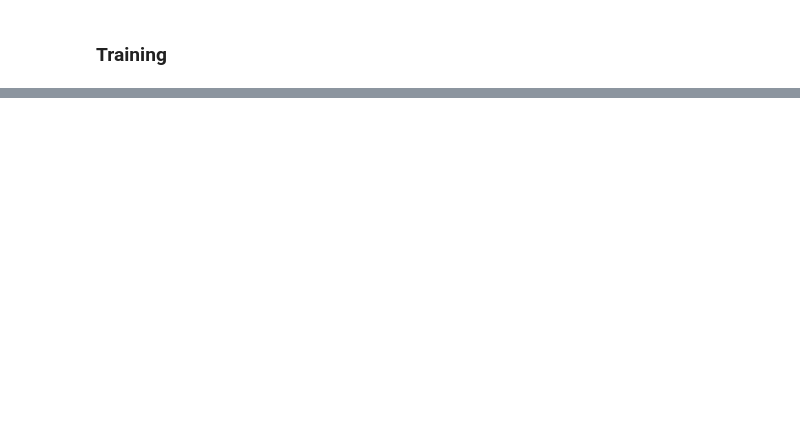
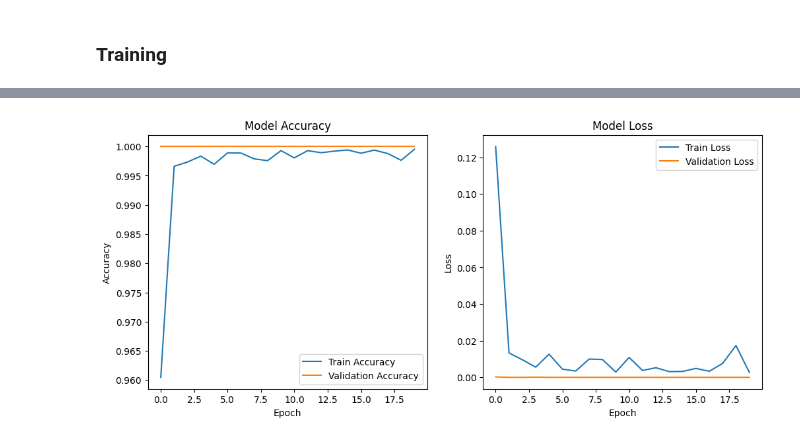
Before and after one commit to TahaAmz/IKIUSelfDrivingCar, a Jupyter notebook: SignClassificationV03.ipynb, the cells around one changed output, grey strips where cells are left out. Saved outputs shown, nothing was run; the diff lists cells and outputs as text; code cells hidden in the pictures; blank space fills up the shorter version.

```diff
--- a/SignClassificationV03.ipynb
+++ b/SignClassificationV03.ipynb
@@ -1003,0 +1096,82 @@ torch.save(model.state_dict(), "traffic_sign_cnn_V02_F.pth")
+# %%
+def evaluate_model(model, test_loader, criterion, device):
+    model.eval()
+    running_loss = 0.0
+    correct = 0
+    total = 0
+    with torch.no_grad():
+        for images, labels in test_loader:
+            images = images.to(device)
+            labels = labels.to(device)
+            outputs = model(images)
+            loss = criterion(outputs, labels)
+            running_loss += loss.item() * images.size(0)
+            _, preds = torch.max(outputs, 1)
+            correct += (preds == labels).sum().item()
+            total += labels.size(0)
+    avg_loss = running_loss / total
+    accuracy = correct / total
+    return avg_loss, accuracy
+# %%
+root_dir = r'Dataset'
+root_dir_model = r'TrainedModels'
+batch_size = 64
+
+print("----------- Starting Model Evaluation -----------")
+print("Loading preprocessed test data...")
+
+# Load preprocessed test data (assumed to be saved as NPY files)
+X_test = np.load(os.path.join(root_dir, 'X_test_data.npy'))
+y_test = np.load(os.path.join(root_dir, 'y_test_labels.npy'))
+# Convert one-hot labels to integer labels
+y_test = np.argmax(y_test, axis=1)
+
+# Convert to torch tensors (expected shape: (N, C, H, W))
+X_test = torch.tensor(X_test, dtype=torch.float32)
+y_test = torch.tensor(y_test, dtype=torch.long)
+
+test_dataset = TensorDataset(X_test, y_test)
+test_loader = DataLoader(test_dataset, batch_size=batch_size, shuffle=False)
+
+print("Loading model...")
+device = torch.device("cuda" if torch.cuda.is_available() else "cpu")
+model = TrafficSignCNN(num_classes=12).to(device)
+model_path = os.path.join(root_dir_model, 'traffic_sign_cnn_V03.pth')
+model.load_state_dict(torch.load(model_path, map_location=device))
+
+criterion = nn.CrossEntropyLoss()
+
+print("Evaluating model on test data...")
+test_loss, test_acc = evaluate_model(model, test_loader, criterion, device)
+print(f"Test Loss: {test_loss:.4f}, Test Accuracy: {test_acc * 100:.2f}%")
+
+# Load training history from CSV file
+history_path = os.path.join(root_dir_model, 'historyV03.csv')
+if os.path.exists(history_path):
+    print("Loading training history...")
+    history_df = pd.read_csv(history_path)
+
+    plt.figure(figsize=(12, 5))
+    # Accuracy plot
+    plt.subplot(1, 2, 1)
+    plt.plot(history_df['accuracy'], label='Train Accuracy')
+    plt.plot(history_df['val_accuracy'], label='Validation Accuracy')
+    plt.title('Model Accuracy')
+    plt.xlabel('Epoch')
+    plt.ylabel('Accuracy')
+    plt.legend()
+
+    # Loss plot
+    plt.subplot(1, 2, 2)
+    plt.plot(history_df['loss'], label='Train Loss')
+    plt.plot(history_df['val_loss'], label='Validation Loss')
+    plt.title('Model Loss')
+    plt.xlabel('Epoch')
+    plt.ylabel('Loss')
+    plt.legend()
+
+    plt.savefig(os.path.join(root_dir_model, 'evaluation_plotsV03.png'))
+    plt.show()
+
+print("----------- Model Evaluation Complete -----------")
+# %% [output]
@@ -1003,0 +1184 @@ torch.save(model.state_dict(), "traffic_sign_cnn_V02_F.pth")
+[figure, added]
```
Also changed, not shown: parts of 27 cells of this notebook, 8 other files.
